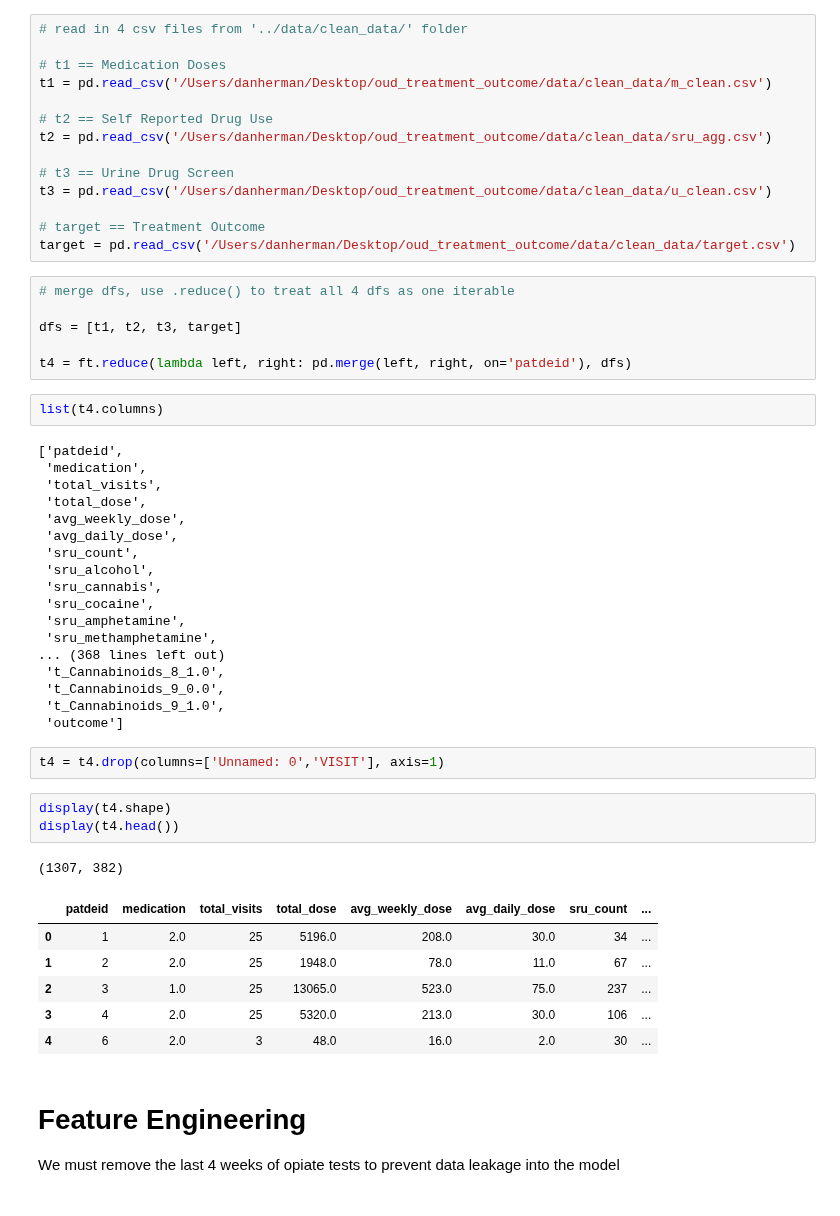
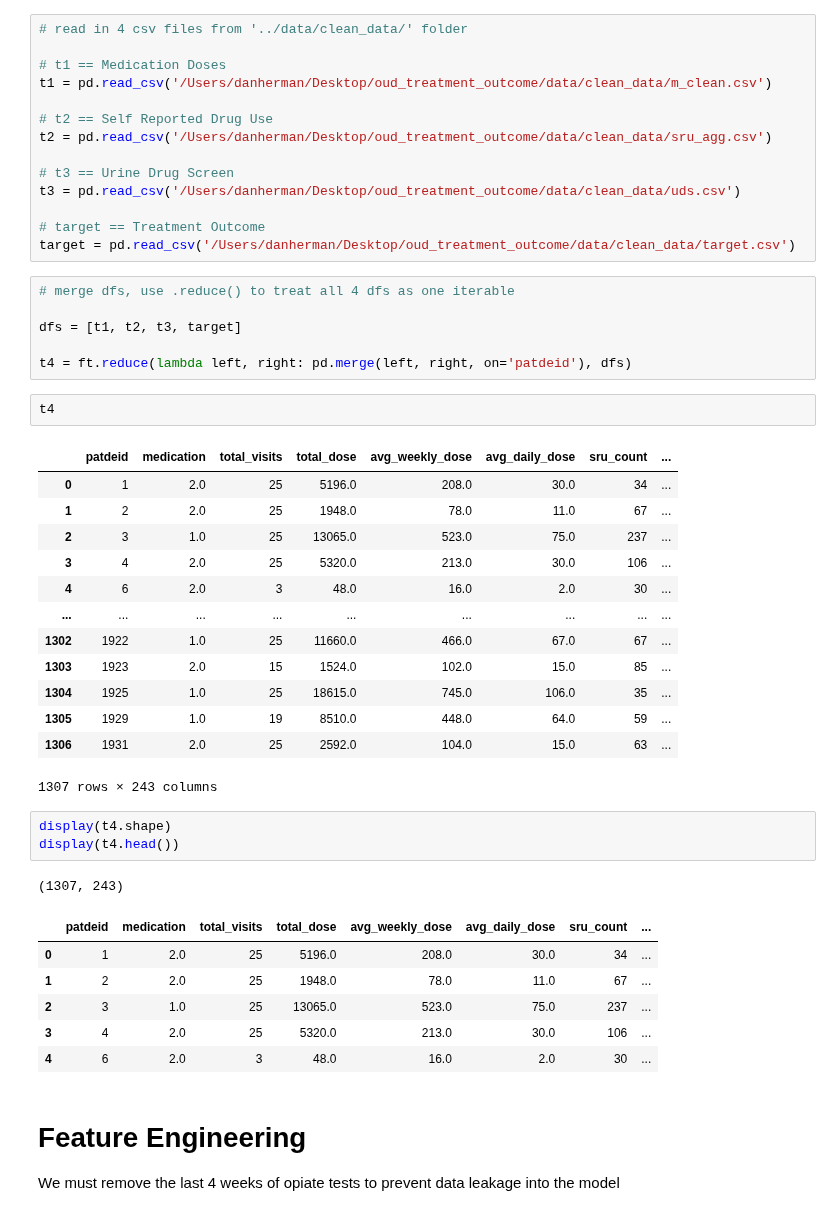
Before and after one commit to DanHerman212/oud_treatment_outcome, a Jupyter notebook: notebooks/Level_2_merging_data_modeling/2-merge.ipynb, the cells around one changed output. Drawn from its saved outputs; the diff is of its cells as text.

Commit message:
updated data and notebooks

```diff
--- a/notebooks/Level_2_merging_data_modeling/2-merge.ipynb
+++ b/notebooks/Level_2_merging_data_modeling/2-merge.ipynb
@@ -15,7 +15,7 @@ t1 = pd.read_csv('/Users/danherman/Desktop/oud_treatment_outcome/data/clean_data
 t2 = pd.read_csv('/Users/danherman/Desktop/oud_treatment_outcome/data/clean_data/sru_agg.csv')
 
 # t3 == Urine Drug Screen
-t3 = pd.read_csv('/Users/danherman/Desktop/oud_treatment_outcome/data/clean_data/u_clean.csv')
+t3 = pd.read_csv('/Users/danherman/Desktop/oud_treatment_outcome/data/clean_data/uds.csv')
 
 # target == Treatment Outcome
 target = pd.read_csv('/Users/danherman/Desktop/oud_treatment_outcome/data/clean_data/target.csv')
@@ -25,33 +25,27 @@ target = pd.read_csv('/Users/danherman/Desktop/oud_treatment_outcome/data/clean_
 dfs = [t1, t2, t3, target]
 
 t4 = ft.reduce(lambda left, right: pd.merge(left, right, on='patdeid'), dfs)
-# %%
-list(t4.columns)
-# %% [output]
-['patdeid',
- 'medication',
- 'total_visits',
- 'total_dose',
- 'avg_weekly_dose',
- 'avg_daily_dose',
- 'sru_count',
- 'sru_alcohol',
- 'sru_cannabis',
- 'sru_cocaine',
- 'sru_amphetamine',
- 'sru_methamphetamine',
-... (368 lines left out)
- 't_Cannabinoids_8_1.0',
- 't_Cannabinoids_9_0.0',
- 't_Cannabinoids_9_1.0',
- 'outcome']
-# %%
-t4 = t4.drop(columns=['Unnamed: 0','VISIT'], axis=1)
+# %%
+t4
+# %% [output]
+|  | patdeid | medication | total_visits | total_dose | avg_weekly_dose | avg_daily_dose | sru_count | ... |
+| 0 | 1 | 2.0 | 25 | 5196.0 | 208.0 | 30.0 | 34 | ... |
+| 1 | 2 | 2.0 | 25 | 1948.0 | 78.0 | 11.0 | 67 | ... |
+| 2 | 3 | 1.0 | 25 | 13065.0 | 523.0 | 75.0 | 237 | ... |
+| 3 | 4 | 2.0 | 25 | 5320.0 | 213.0 | 30.0 | 106 | ... |
+| 4 | 6 | 2.0 | 3 | 48.0 | 16.0 | 2.0 | 30 | ... |
+| ... | ... | ... | ... | ... | ... | ... | ... | ... |
+| 1302 | 1922 | 1.0 | 25 | 11660.0 | 466.0 | 67.0 | 67 | ... |
+| 1303 | 1923 | 2.0 | 15 | 1524.0 | 102.0 | 15.0 | 85 | ... |
+| 1304 | 1925 | 1.0 | 25 | 18615.0 | 745.0 | 106.0 | 35 | ... |
+| 1305 | 1929 | 1.0 | 19 | 8510.0 | 448.0 | 64.0 | 59 | ... |
+| 1306 | 1931 | 2.0 | 25 | 2592.0 | 104.0 | 15.0 | 63 | ... |
+1307 rows × 243 columns
 # %%
 display(t4.shape)
 display(t4.head())
 # %% [output]
-(1307, 382)
+(1307, 243)
 |  | patdeid | medication | total_visits | total_dose | avg_weekly_dose | avg_daily_dose | sru_count | ... |
 | 0 | 1 | 2.0 | 25 | 5196.0 | 208.0 | 30.0 | 34 | ... |
 | 1 | 2 | 2.0 | 25 | 1948.0 | 78.0 | 11.0 | 67 | ... |
```
Also changed, not shown: parts of 10 cells of this notebook, 12 other files.
